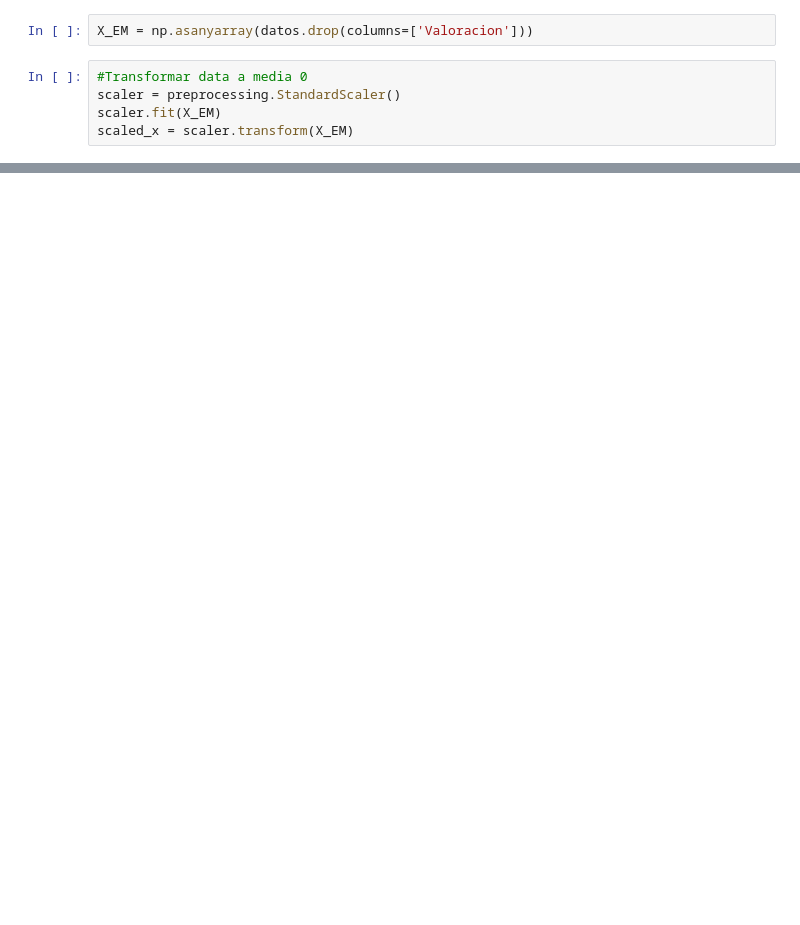
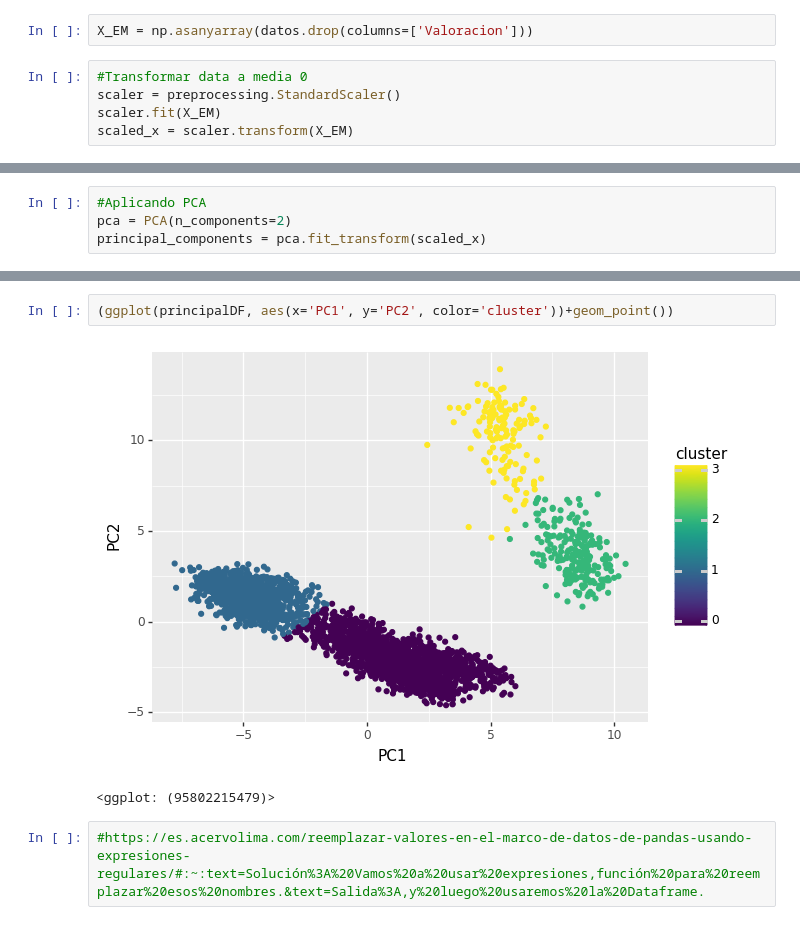
Before and after one commit to piero0090/Tesis-Sem-I, a Jupyter notebook: EM/Prueba1.ipynb, the cells around one changed output, grey strips where cells are left out. Cells and saved outputs as stored; diff of their text form; blank space fills up the shorter version.

```diff
--- a/EM/Prueba1.ipynb
+++ b/EM/Prueba1.ipynb
@@ -74,0 +67,4 @@ print(centers)
+# %%
+#Aplicando PCA
+pca = PCA(n_components=2)
+principal_components = pca.fit_transform(scaled_x)
@@ -74,0 +96,7 @@ print(centers)
+# %%
+(ggplot(principalDF, aes(x='PC1', y='PC2', color='cluster'))+geom_point())
+# %% [output]
+[figure, added]
+<ggplot: (95802215479)>
+# %%
+#https://es.acervolima.com/reemplazar-valores-en-el-marco-de-datos-de-pandas-usando-expresiones-regulares/#:~:text=Solución%3A%20Vamos%20a%20usar%20expresiones,función%20para%20reemplazar%20esos%20nombres.&text=Salida%3A,y%20luego%20usaremos%20la%20Dataframe.
```
Also changed, not shown: parts of 10 cells of this notebook.
